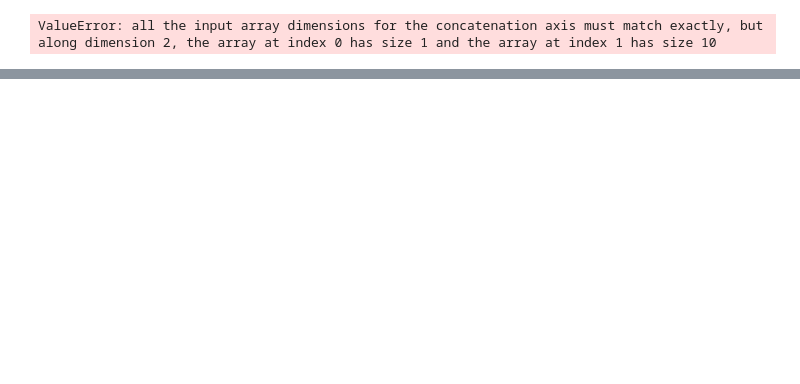
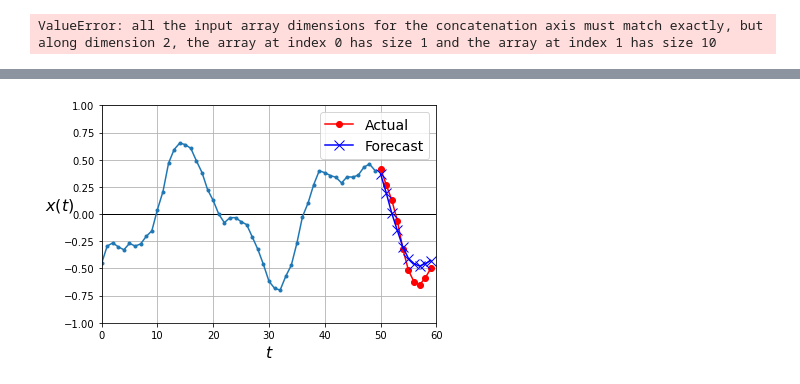
Before and after one commit to MethodFunc/Hands-on-DL, a Jupyter notebook: RNN.ipynb, the cells around one changed output, grey strips where cells are left out. Drawn from its saved outputs; the diff is of its cells as text; code cells hidden in the pictures; blank space fills up the shorter version.

```diff
--- a/RNN.ipynb
+++ b/RNN.ipynb
@@ -342,0 +608,12 @@ ValueError: all the input array dimensions for the concatenation axis must match
+# %%
+model = keras.models.Sequential()
+model.add(keras.layers.InputLayer(input_shape=[None, 1]))
+
+for rate in (1, 2, 4, 8) * 2:
+    model.add(keras.layers.Conv1D(filters=20, kernel_size=2, padding='causal',
+                                 activation='relu', dilation_rate=rate))
+
+model.add(keras.layers.Conv1D(filters=10, kernel_size=1))
+model.compile(loss='mse', optimizer ='adam', metrics=[last_time_step_mse])
+# %%
+history = model.fit(x_train, y_train, epochs=20, validation_data=(x_valid, y_valid))
@@ -342,0 +638,8 @@ ValueError: all the input array dimensions for the concatenation axis must match
+# %%
+series = generate_time_series(1, 50 + 10)
+X_new, Y_new = series[:, :50, :], series[:, 50:, :]
+Y_pred = model.predict(X_new)[:, -1][..., np.newaxis]
+# %%
+plot_multiple_forecasts(X_new, Y_new, Y_pred)
+# %% [output]
+[figure, added]
```
Also changed, not shown: parts of 50 cells of this notebook, 1 other file.
